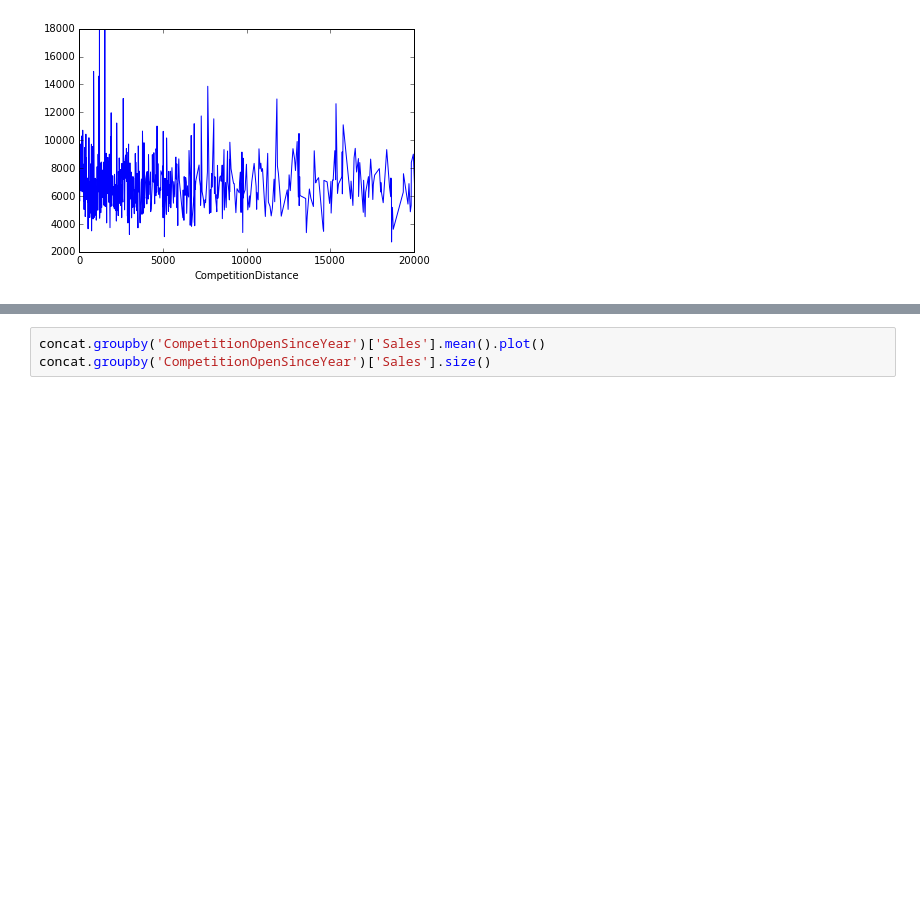
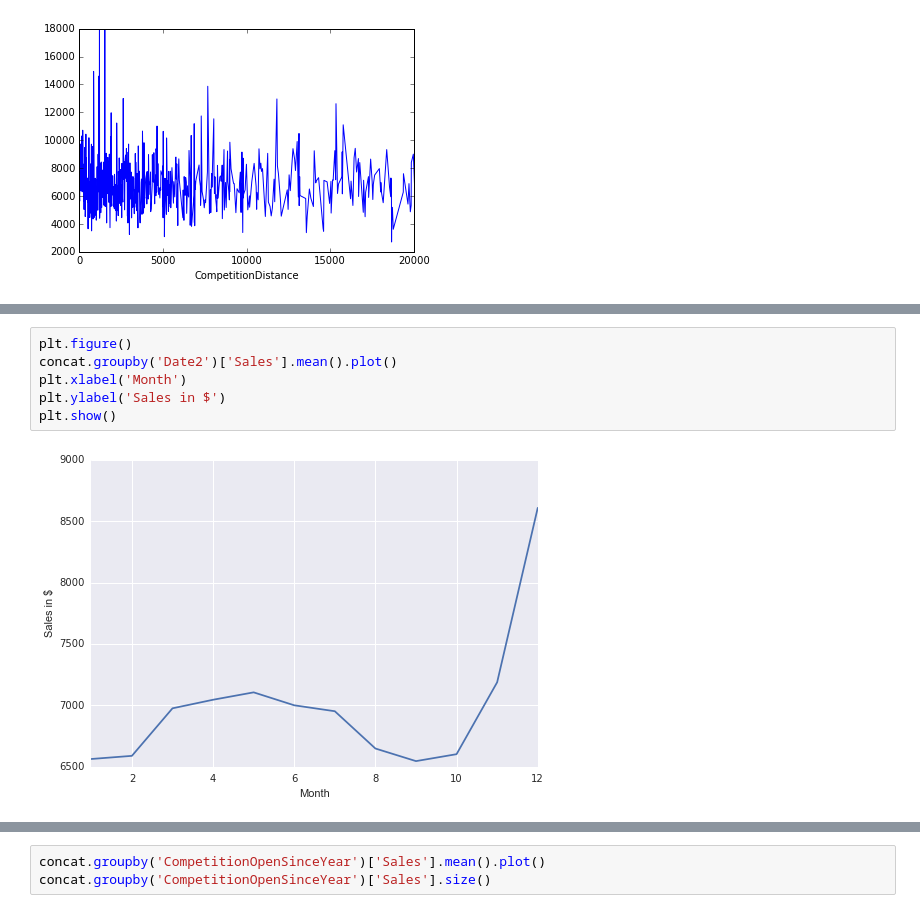
Before and after one commit to DarioMarrocchelli/DSI-Capstone-Project, a Jupyter notebook: DataExploration.ipynb, the cells around one changed output, grey strips where cells are left out. Saved outputs shown, nothing was run; the diff lists cells and outputs as text; blank space fills up the shorter version.

```diff
--- a/DataExploration.ipynb
+++ b/DataExploration.ipynb
@@ -103,0 +146,8 @@ concat.groupby('CompetitionDistance')['Sales'].mean().plot(xlim = (0, 20000))
+# %%
+plt.figure()
+concat.groupby('Date2')['Sales'].mean().plot()
+plt.xlabel('Month')
+plt.ylabel('Sales in $')
+plt.show()
+# %% [output]
+[figure, added]
```
Also changed, not shown: parts of 16 cells of this notebook.
